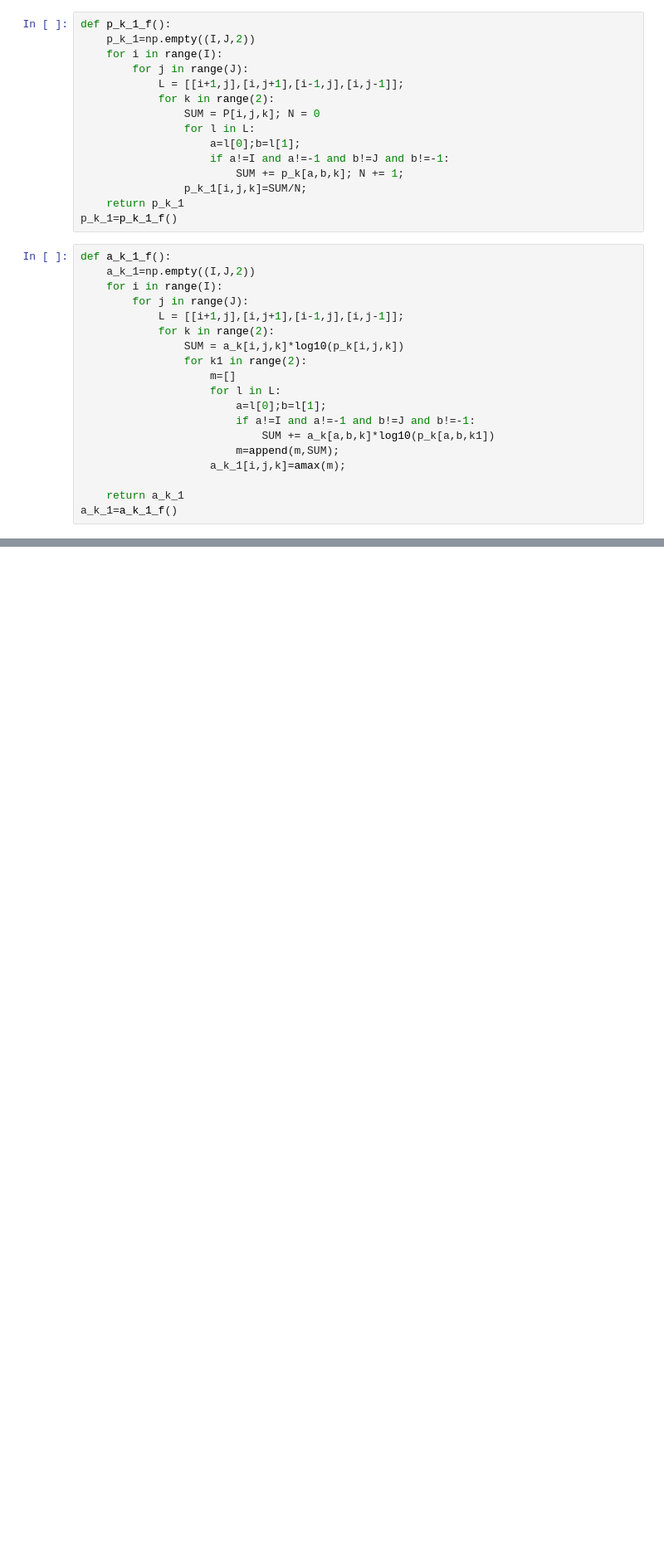
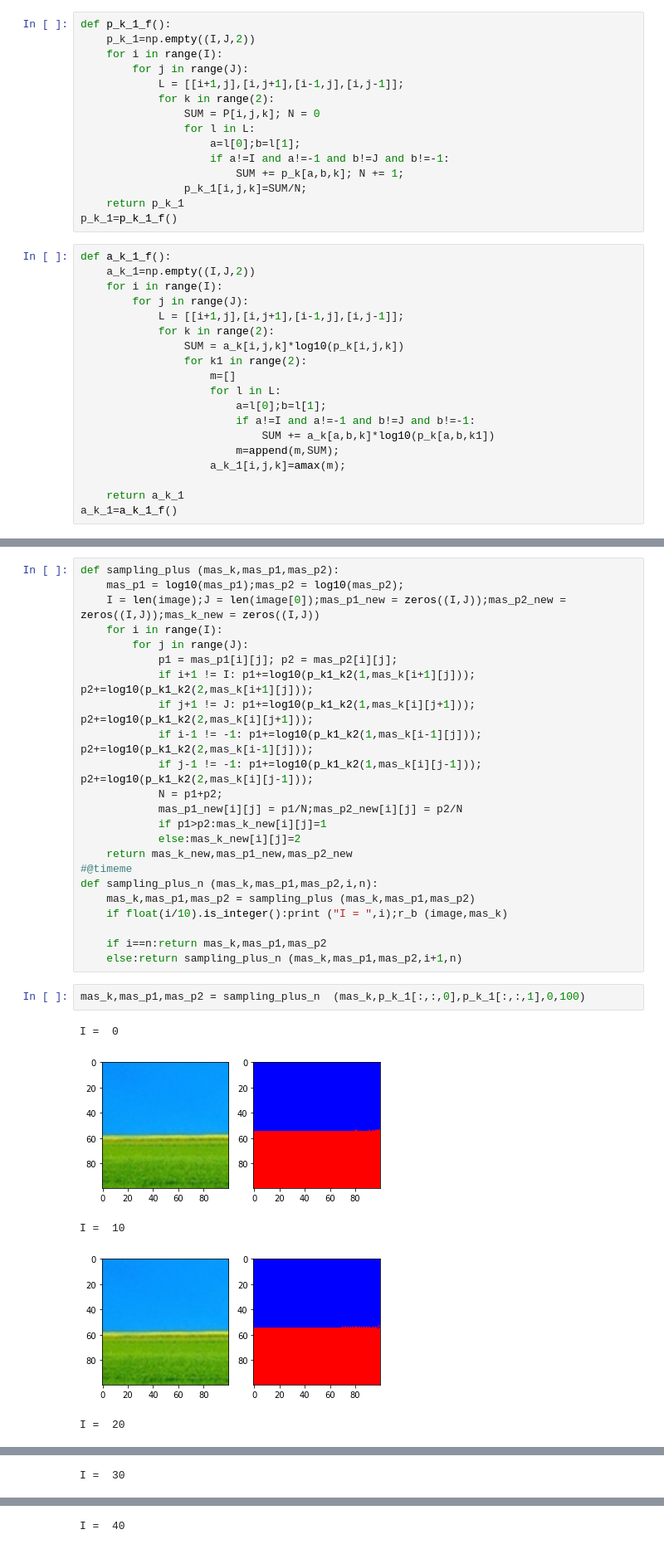
Before and after one commit to Alester99/pattern_recognition, a Jupyter notebook: Lab_3.ipynb, the cells around one changed output, grey strips where cells are left out. Shown: that part at 83% size. Saved outputs shown, nothing was run; the diff lists cells and outputs as text; blank space fills up the shorter version.

```diff
--- a/Lab_3.ipynb
+++ b/Lab_3.ipynb
@@ -227,0 +230,31 @@ for k in range (101):
+# %%
+def sampling_plus (mas_k,mas_p1,mas_p2):
+    mas_p1 = log10(mas_p1);mas_p2 = log10(mas_p2);
+    I = len(image);J = len(image[0]);mas_p1_new = zeros((I,J));mas_p2_new = zeros((I,J));mas_k_new = zeros((I,J))
+    for i in range(I):
+        for j in range(J):
+            p1 = mas_p1[i][j]; p2 = mas_p2[i][j];
+            if i+1 != I: p1+=log10(p_k1_k2(1,mas_k[i+1][j])); p2+=log10(p_k1_k2(2,mas_k[i+1][j]));
+            if j+1 != J: p1+=log10(p_k1_k2(1,mas_k[i][j+1])); p2+=log10(p_k1_k2(2,mas_k[i][j+1]));
+            if i-1 != -1: p1+=log10(p_k1_k2(1,mas_k[i-1][j])); p2+=log10(p_k1_k2(2,mas_k[i-1][j]));
+            if j-1 != -1: p1+=log10(p_k1_k2(1,mas_k[i][j-1])); p2+=log10(p_k1_k2(2,mas_k[i][j-1]));
+            N = p1+p2;
+            mas_p1_new[i][j] = p1/N;mas_p2_new[i][j] = p2/N
+            if p1>p2:mas_k_new[i][j]=1
+            else:mas_k_new[i][j]=2
+    return mas_k_new,mas_p1_new,mas_p2_new
+#@timeme
+def sampling_plus_n (mas_k,mas_p1,mas_p2,i,n):
+    mas_k,mas_p1,mas_p2 = sampling_plus (mas_k,mas_p1,mas_p2)
+    if float(i/10).is_integer():print ("I = ",i);r_b (image,mas_k)
+
+    if i==n:return mas_k,mas_p1,mas_p2
+    else:return sampling_plus_n (mas_k,mas_p1,mas_p2,i+1,n)
+# %%
+mas_k,mas_p1,mas_p2 = sampling_plus_n  (mas_k,p_k_1[:,:,0],p_k_1[:,:,1],0,100)
+# %% [output]
+I =  0
+[figure, added]
+I =  10
+[figure, added]
+I =  20
@@ -227,0 +262 @@ for k in range (101):
+I =  30
@@ -227,0 +264 @@ for k in range (101):
+I =  40
```
Also changed, not shown: parts of 4 cells of this notebook.
